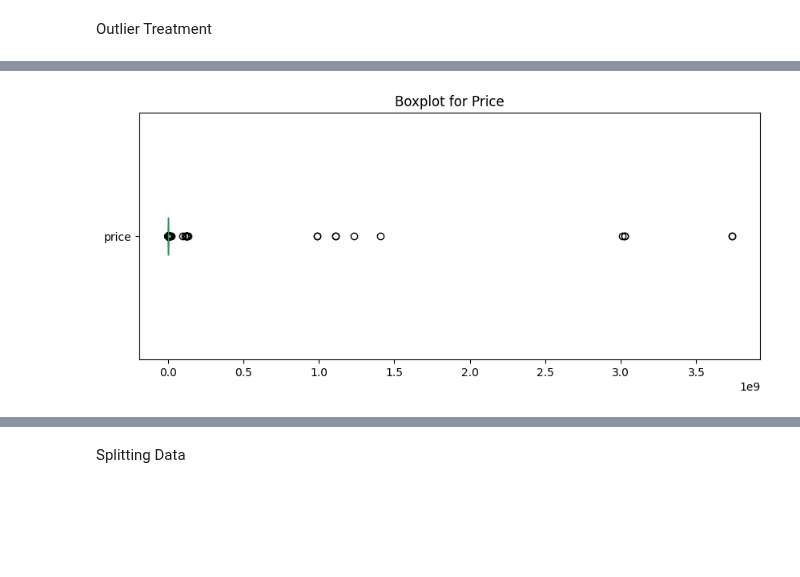
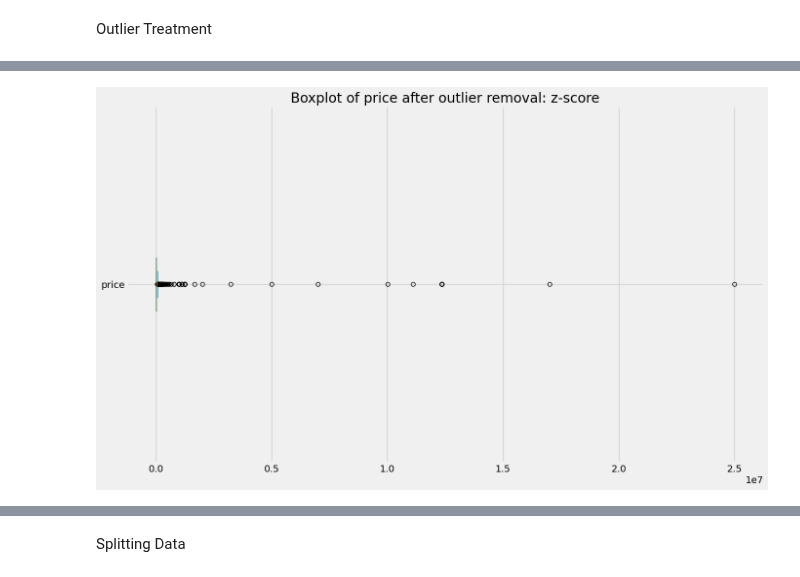
Before and after one commit to RichArden1900/Practical-Application-II-Assignment-11.1, a Jupyter notebook: prompt_II.ipynb, the cells around one changed output, grey strips where cells are left out. Saved outputs shown, nothing was run; the diff lists cells and outputs as text; code cells hidden in the pictures; blank space fills up the shorter version.

```diff
--- a/prompt_II.ipynb
+++ b/prompt_II.ipynb
@@ -301,6 +316,8 @@ df['condition'].fillna(df['condition'].mode()[0], inplace=True)
 df['fuel'].fillna(df['fuel'].mode()[0], inplace=True)
 df['cylinders'].fillna(df['cylinders'].mode()[0], inplace=True)
 df['drive'].fillna(df['drive'].mode()[0], inplace=True)
+df['type'].fillna(df['type'].mode()[0], inplace=True)
+
 
 df.info()
 # %% [output]
@@ -341,8 +341,0 @@ memory usage: 52.1+ MB
-# %%
-df['year'].fillna(0, inplace=True)  # Replace missing values on column year with 0
-df['manufacturer'].fillna('Unknown', inplace=True)  # Replace missing values on column manufacturer with Unknown
-df['VIN'].fillna('Unknown', inplace=True)  # Replace missing values on column VIN with Unknown
-df['model'].fillna('Unknown', inplace=True)  # Replace missing values on column model with Unknown
-df['type'].fillna('Unknown', inplace=True)  # Replace missing values on column type with Unknown
-df['paint_color'].fillna('Unknown', inplace=True)  # Replace missing values on column paint_color with Unknown
-df.info()
@@ -374,0 +386,2 @@ Feature Engineering
+# %%
+df["price_log"] = np.log(df['price'])
@@ -376,0 +406,2 @@ Outlier Treatment
+# %%
+df_zscore = df[np.abs(stats.zscore(df['price'])) < 3].copy()
@@ -377,6 +439,4 @@ Outlier Treatment
 # %%
-df['price'].plot(kind='box', vert=False, figsize=(10, 4))
-plt.title("Boxplot for Price")
-plt.show()
+df_zscore['price'].plot(kind = 'box', vert = False, title = "Boxplot of price after outlier removal: z-score");
 # %% [output]
-[figure, old version]
+[figure, new version]
```
Also changed, not shown: parts of 86 cells of this notebook.
